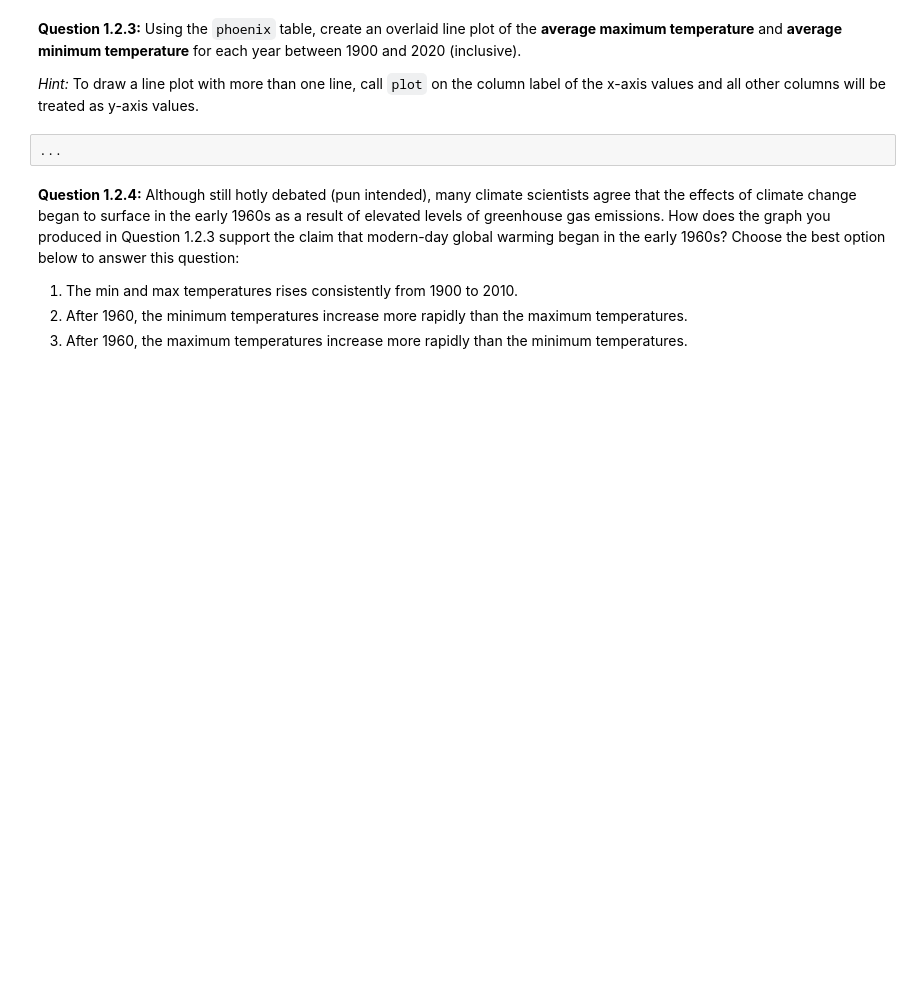
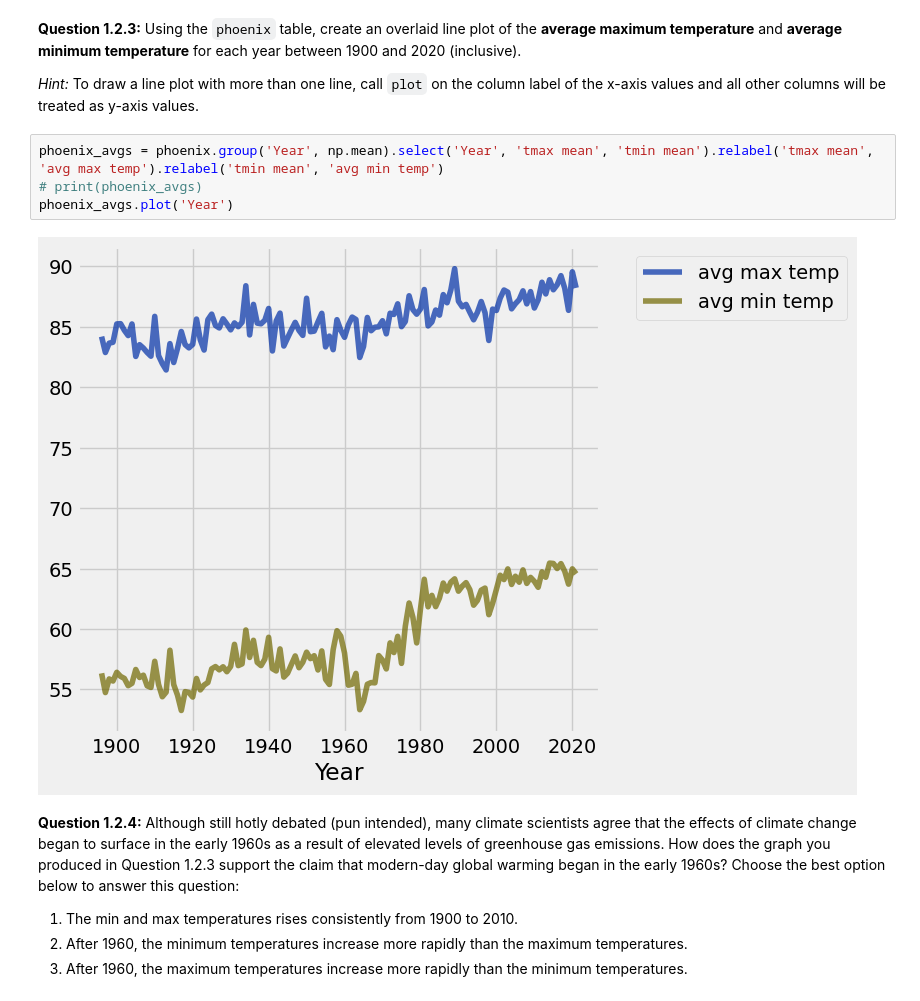
Before and after one commit to jaahay/CIS-124-HYA-CRN98243, a Jupyter notebook: project2_christie_hay.ipynb, the cells around one changed output. Drawn from its saved outputs; the diff is of its cells as text; blank space fills up the shorter version.

```diff
--- a/project2_christie_hay.ipynb
+++ b/project2_christie_hay.ipynb
@@ -318,7 +318,11 @@ q1_2_2 results: All test cases passed!
 
 *Hint:* To draw a line plot with more than one line, call `plot` on the column label of the x-axis values and all other columns will be treated as y-axis values.
 # %%
-...
+phoenix_avgs = phoenix.group('Year', np.mean).select('Year', 'tmax mean', 'tmin mean').relabel('tmax mean', 'avg max temp').relabel('tmin mean', 'avg min temp')
+# print(phoenix_avgs)
+phoenix_avgs.plot('Year')
+# %% [output]
+[figure, added]
 # %% [markdown]
 <!-- END QUESTION -->
 
```
Also changed, not shown: parts of 4 cells of this notebook.
